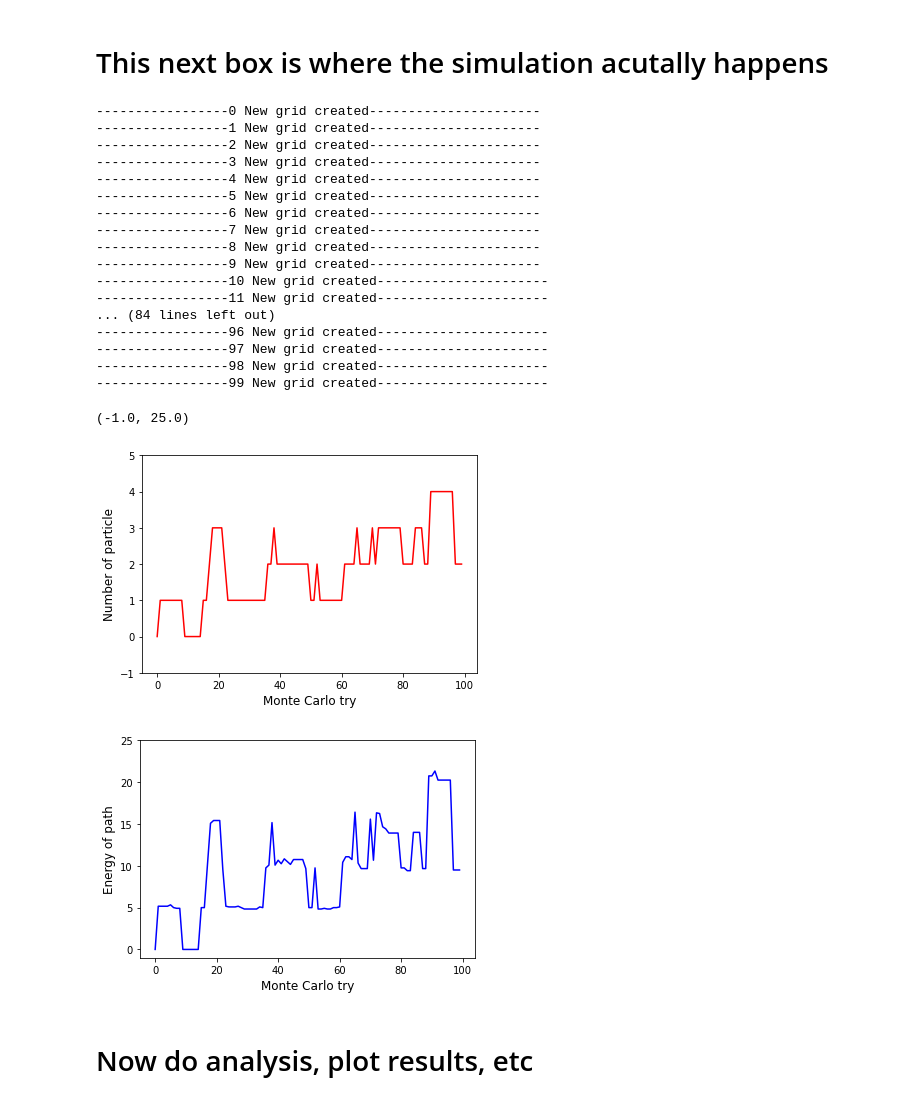
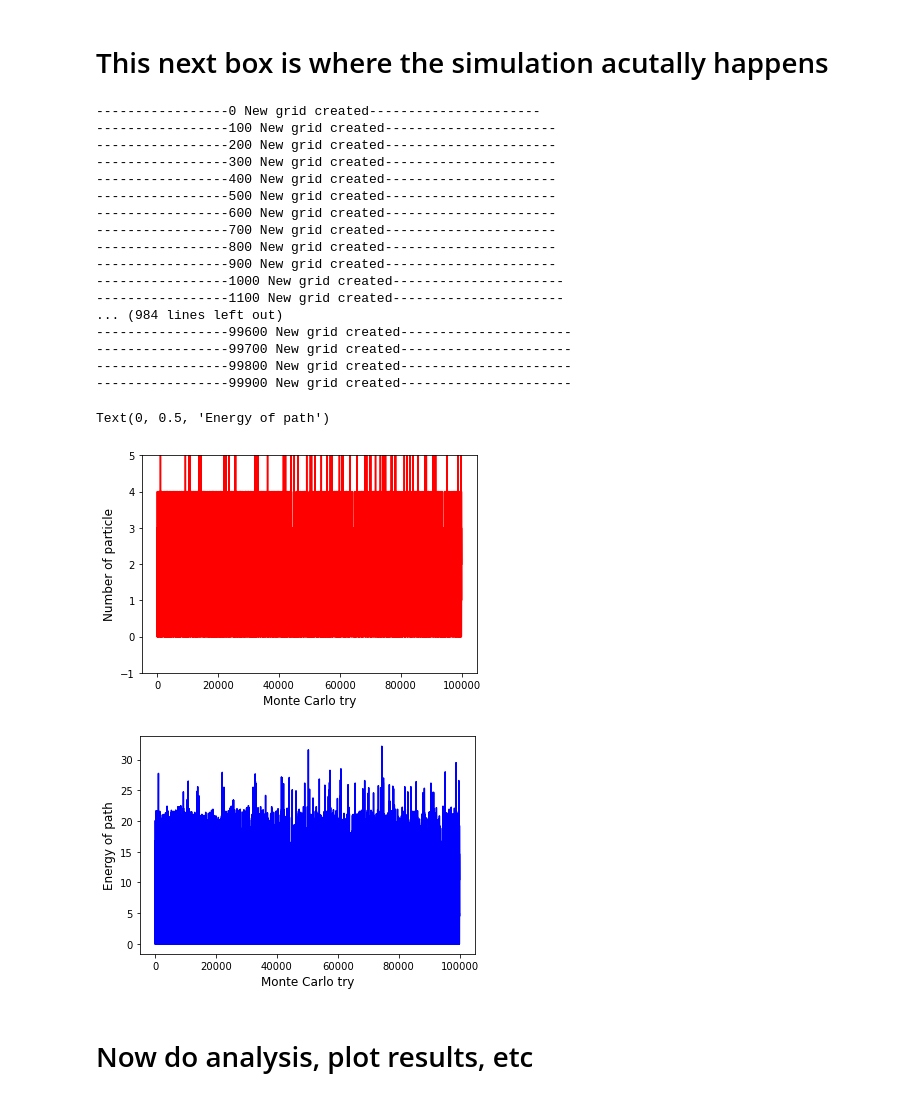
Before and after one commit to eren-guttentag/phys765_advanced_quantum, a Jupyter notebook: project1/problem2/worm_simulation.ipynb, the cells around one changed output. Drawn from its saved outputs; the diff is of its cells as text; code cells hidden in the pictures.

```diff
--- a/project1/problem2/worm_simulation.ipynb
+++ b/project1/problem2/worm_simulation.ipynb
@@ -15,7 +15,7 @@ N = 2 # Number of total sites in one dimension
 mu = 1.4 # Chemical constant
 epsilon = 0.03
 beta = 12 # beta is defined by 1/ (k * T) where T is the temperature, k is the Boltzmann constant
-num_time_steps = int(beta / epsilon)
+num_time_steps = int(beta / epsilon) #note this is called k in the notes
 
 d = 3 # Number of spacial dimension. Not actually fully flexible, but comes up in formulas
 
@@ -25,13 +25,12 @@ p_move_forward_hop = epsilon # The probability of hopping given the worm is movi
 p_move_forward_straight = (1 - 2 * d * p_move_forward_hop) # Straight moving means no spatial hopping (only temporal hopping)
 p_move_backward = min(1, _np.exp(-mu * epsilon)) # The probability of moving backwards giving the worm is facing backwards
 
-print(p_move_forward)
-print(p_move_backward)
-print(p_move_forward_straight)
-print(p_move_backward)
+print("p_move_forward: ", p_move_forward)
+print("p_move_backward: ", p_move_backward)
+print("p_move_forward_straight: ", p_move_forward_straight)
 
-weight_hop = min(p_move_forward, 1) * p_move_forward_straight
-weight_no_hop = min(p_move_forward, 1) * p_move_forward_hop
+weight_hop = epsilon*_np.exp(mu*epsilon)#min(p_move_forward, 1) * p_move_forward_straight
+weight_no_hop = (1-2*d*epsilon)*_np.exp(mu*epsilon)#min(p_move_forward, 1) * p_move_forward_hop
 
 class Grid_location(object):
     """
@@ -295,56 +297,55 @@ grid = _np.full((N, N, N, num_time_steps), Grid_location()) # Initialization
 for x in range(N):
     for y in range(N):
         for z in range(N):
             for t in range(num_time_steps):
                 grid[x, y, z, t] = Grid_location()
 
-num_trials = 100 # I think in one of the lectures, prof said we should expect this ot take ~1 million trials
+num_trials = 100000 # I think in one of the lectures, prof said we should expect this ot take ~1 million trials
 ns = [] # Number of particles in each trial
 es = [] # Energy of path in each trial
 Ws = [] # Weight of paths in each trial
 
 for counter in range(num_trials):
     num_particles, e_tilda, weight = observables(grid)
     Ws.append(weight)
     ns.append(num_particles)
     es.append(e_tilda)
     grid = update_grid(grid)
-
-    print('-----------------' + str(counter) + ' New grid created----------------------')
+    if counter%100==0:
+        print('-----------------' + str(counter) + ' New grid created----------------------')
 
 Monte_Carlo_try = range(num_trials)
 _plt.rcParams['figure.facecolor'] = 'white'
 _plt.plot(Monte_Carlo_try, ns, 'r')
 _plt.xlabel('Monte Carlo try', fontsize = 12)
 _plt.ylabel('Number of particle', fontsize = 12)
 _plt.ylim([-1, 5])
 
 _plt.figure()
 _plt.plot(Monte_Carlo_try, es, 'b')
 _plt.xlabel('Monte Carlo try', fontsize = 12)
 _plt.ylabel('Energy of path', fontsize = 12)
-_plt.ylim([-1, 25])
 # %% [output]
 -----------------0 New grid created----------------------
------------------1 New grid created----------------------
------------------2 New grid created----------------------
------------------3 New grid created----------------------
------------------4 New grid created----------------------
------------------5 New grid created----------------------
------------------6 New grid created----------------------
------------------7 New grid created----------------------
------------------8 New grid created----------------------
------------------9 New grid created----------------------
------------------10 New grid created----------------------
------------------11 New grid created----------------------
-... (84 lines left out)
------------------96 New grid created----------------------
------------------97 New grid created----------------------
------------------98 New grid created----------------------
------------------99 New grid created----------------------
+-----------------100 New grid created----------------------
+-----------------200 New grid created----------------------
+-----------------300 New grid created----------------------
+-----------------400 New grid created----------------------
+-----------------500 New grid created----------------------
+-----------------600 New grid created----------------------
+-----------------700 New grid created----------------------
+-----------------800 New grid created----------------------
+-----------------900 New grid created----------------------
+-----------------1000 New grid created----------------------
+-----------------1100 New grid created----------------------
+... (984 lines left out)
+-----------------99600 New grid created----------------------
+-----------------99700 New grid created----------------------
+-----------------99800 New grid created----------------------
+-----------------99900 New grid created----------------------
-(-1.0, 25.0)
+Text(0, 0.5, 'Energy of path')
-[figure, old version]
+[figure, new version]
-[figure, old version]
+[figure, new version]
 # %% [markdown]
 # Now do analysis, plot results, etc
 # %%
```
Also changed, not shown: parts of 7 cells of this notebook.
